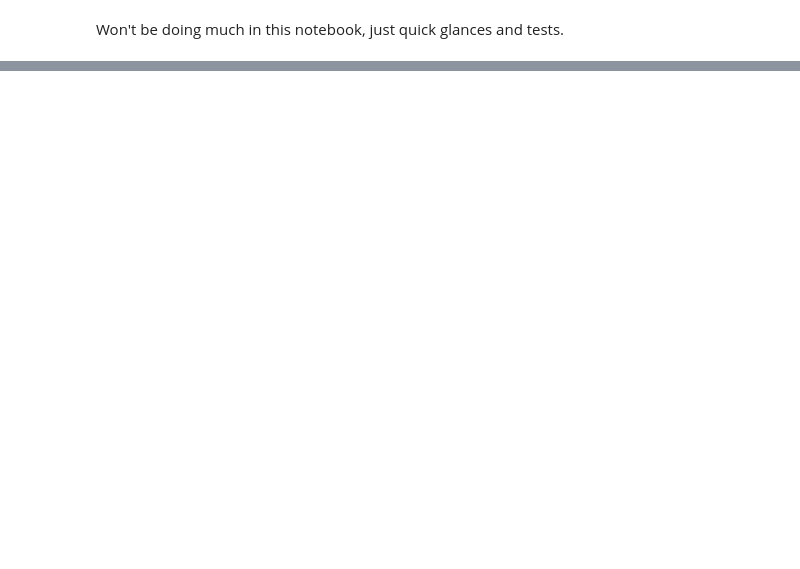
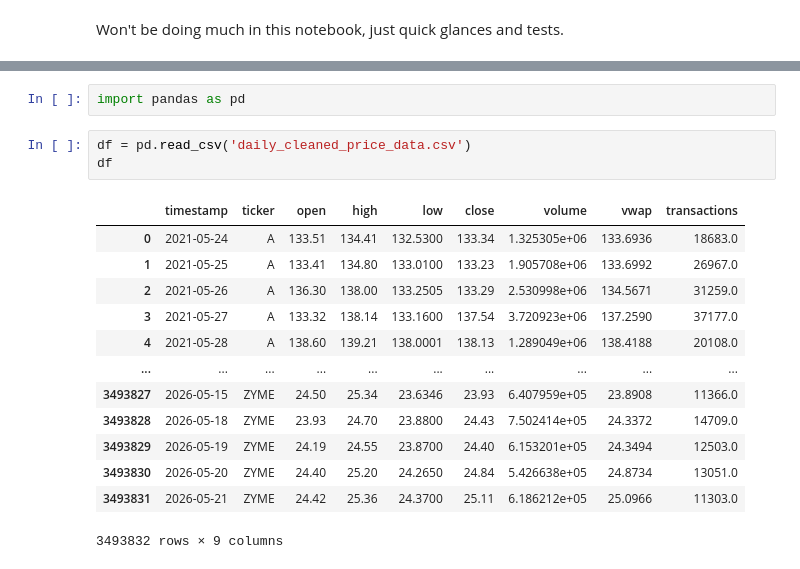
Before and after one commit to matthewcavanaugh96/megalabs, a Jupyter notebook: stock_prices_app/testbook.ipynb, the cells around one changed output, grey strips where cells are left out. Saved outputs shown, nothing was run; the diff lists cells and outputs as text; blank space fills up the shorter version.

```diff
--- a/stock_prices_app/testbook.ipynb
+++ b/stock_prices_app/testbook.ipynb
@@ -37,0 +9,19 @@ df_daily_5_yr
+# %%
+import pandas as pd
+# %%
+df = pd.read_csv('daily_cleaned_price_data.csv')
+df
+# %% [output]
+|  | timestamp | ticker | open | high | low | close | volume | vwap | transactions |
+| 0 | 2021-05-24 | A | 133.51 | 134.41 | 132.5300 | 133.34 | 1.325305e+06 | 133.6936 | 18683.0 |
+| 1 | 2021-05-25 | A | 133.41 | 134.80 | 133.0100 | 133.23 | 1.905708e+06 | 133.6992 | 26967.0 |
+| 2 | 2021-05-26 | A | 136.30 | 138.00 | 133.2505 | 133.29 | 2.530998e+06 | 134.5671 | 31259.0 |
+| 3 | 2021-05-27 | A | 133.32 | 138.14 | 133.1600 | 137.54 | 3.720923e+06 | 137.2590 | 37177.0 |
+| 4 | 2021-05-28 | A | 138.60 | 139.21 | 138.0001 | 138.13 | 1.289049e+06 | 138.4188 | 20108.0 |
+| ... | ... | ... | ... | ... | ... | ... | ... | ... | ... |
+| 3493827 | 2026-05-15 | ZYME | 24.50 | 25.34 | 23.6346 | 23.93 | 6.407959e+05 | 23.8908 | 11366.0 |
+| 3493828 | 2026-05-18 | ZYME | 23.93 | 24.70 | 23.8800 | 24.43 | 7.502414e+05 | 24.3372 | 14709.0 |
+| 3493829 | 2026-05-19 | ZYME | 24.19 | 24.55 | 23.8700 | 24.40 | 6.153201e+05 | 24.3494 | 12503.0 |
+| 3493830 | 2026-05-20 | ZYME | 24.40 | 25.20 | 24.2650 | 24.84 | 5.426638e+05 | 24.8734 | 13051.0 |
+| 3493831 | 2026-05-21 | ZYME | 24.42 | 25.36 | 24.3700 | 25.11 | 6.186212e+05 | 25.0966 | 11303.0 |
+3493832 rows × 9 columns
```
Also changed, not shown: parts of 15 cells of this notebook, 12 other files.
